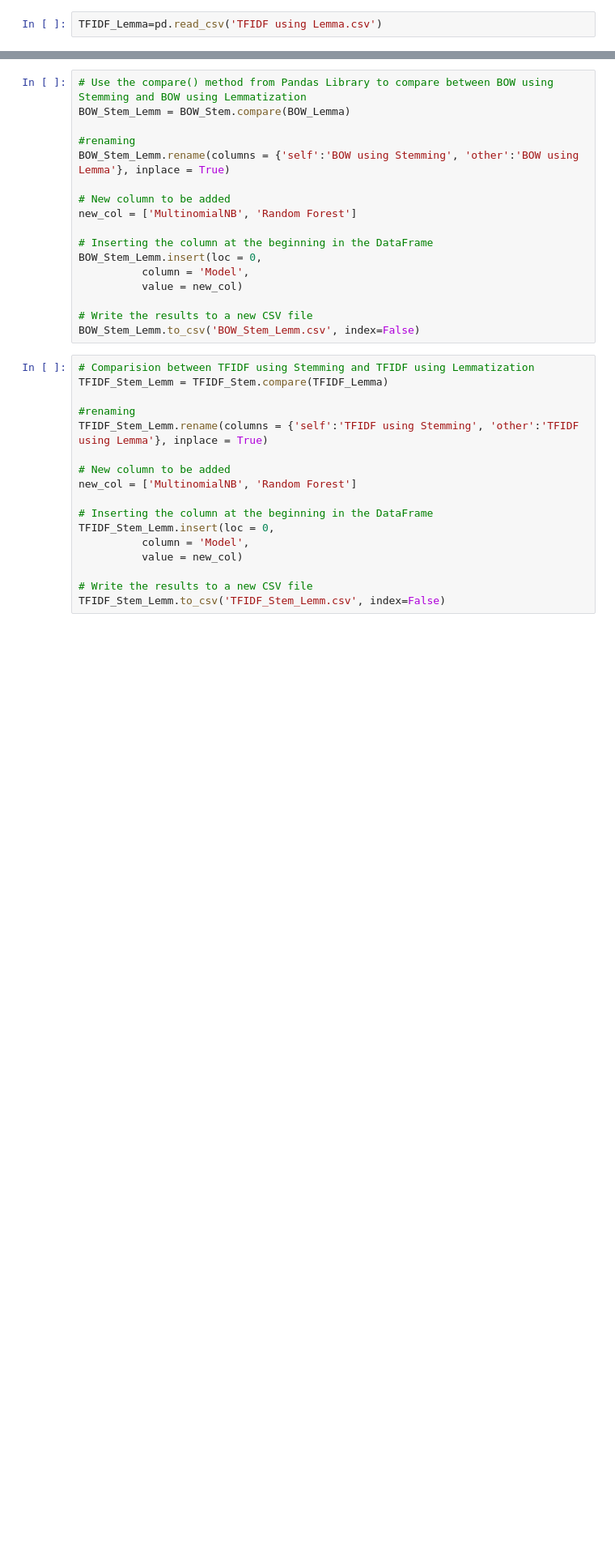
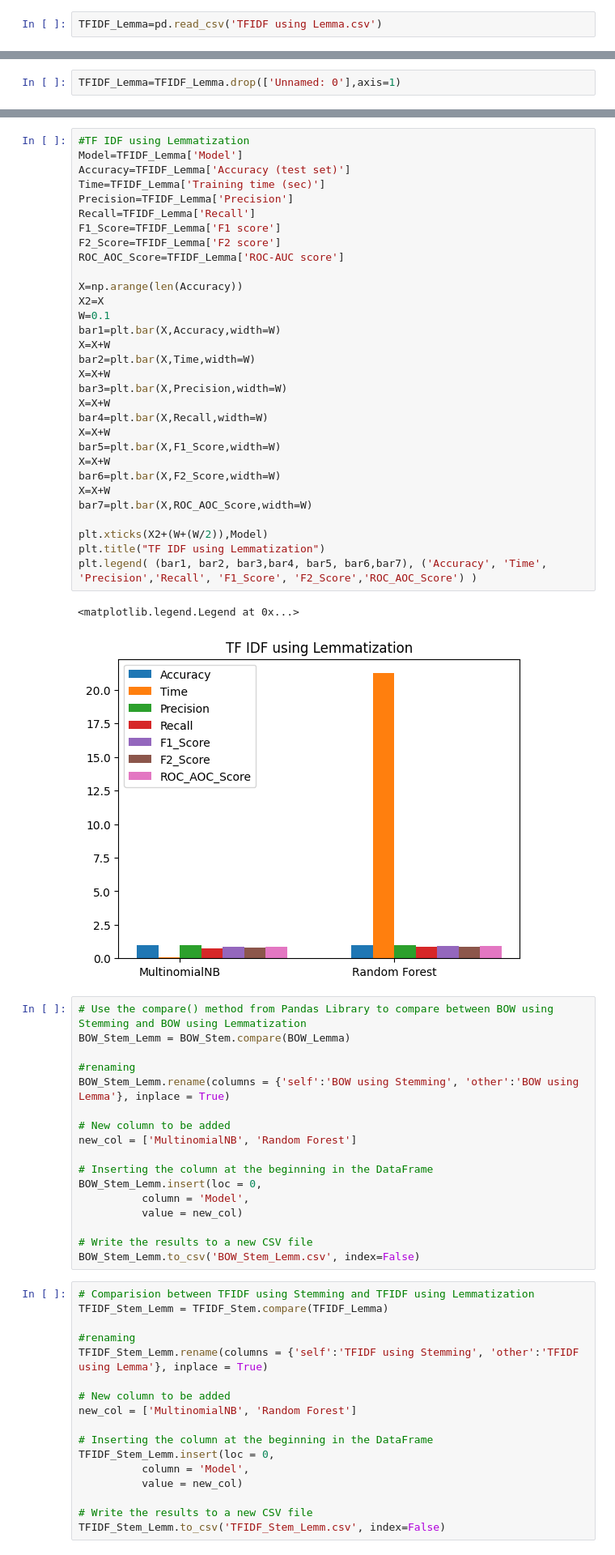
Before and after one commit to MuskanThakur-13/Spam_Ham_Messages, a Jupyter notebook: Comparisons.ipynb, the cells around one changed output, grey strips where cells are left out. Shown at 81% size. Cells and saved outputs as stored; diff of their text form; blank space fills up the shorter version.

```diff
--- a/Comparisons.ipynb
+++ b/Comparisons.ipynb
@@ -61,0 +188,2 @@ TFIDF_Lemma.head()
+# %%
+TFIDF_Lemma=TFIDF_Lemma.drop(['Unnamed: 0'],axis=1)
@@ -62,3 +196,37 @@ TFIDF_Lemma.head()
+# %%
+#TF IDF using Lemmatization
+Model=TFIDF_Lemma['Model']
+Accuracy=TFIDF_Lemma['Accuracy (test set)']
+Time=TFIDF_Lemma['Training time (sec)']
+Precision=TFIDF_Lemma['Precision']
+Recall=TFIDF_Lemma['Recall']
+F1_Score=TFIDF_Lemma['F1 score']
+F2_Score=TFIDF_Lemma['F2 score']
+ROC_AOC_Score=TFIDF_Lemma['ROC-AUC score']
+
+X=np.arange(len(Accuracy))
+X2=X
+W=0.1
+bar1=plt.bar(X,Accuracy,width=W)
+X=X+W
+bar2=plt.bar(X,Time,width=W)
+X=X+W
+bar3=plt.bar(X,Precision,width=W)
+X=X+W
+bar4=plt.bar(X,Recall,width=W)
+X=X+W
+bar5=plt.bar(X,F1_Score,width=W)
+X=X+W
+bar6=plt.bar(X,F2_Score,width=W)
+X=X+W
+bar7=plt.bar(X,ROC_AOC_Score,width=W)
+
+plt.xticks(X2+(W+(W/2)),Model)
+plt.title("TF IDF using Lemmatization")
+plt.legend( (bar1, bar2, bar3,bar4, bar5, bar6,bar7), ('Accuracy', 'Time', 'Precision','Recall', 'F1_Score', 'F2_Score','ROC_AOC_Score') )
+# %% [output]
+<matplotlib.legend.Legend at 0x...>
+[figure, added]
 # %%
 # Use the compare() method from Pandas Library to compare between BOW using Stemming and BOW using Lemmatization
 BOW_Stem_Lemm = BOW_Stem.compare(BOW_Lemma)
```
Also changed, not shown: parts of 18 cells of this notebook.
